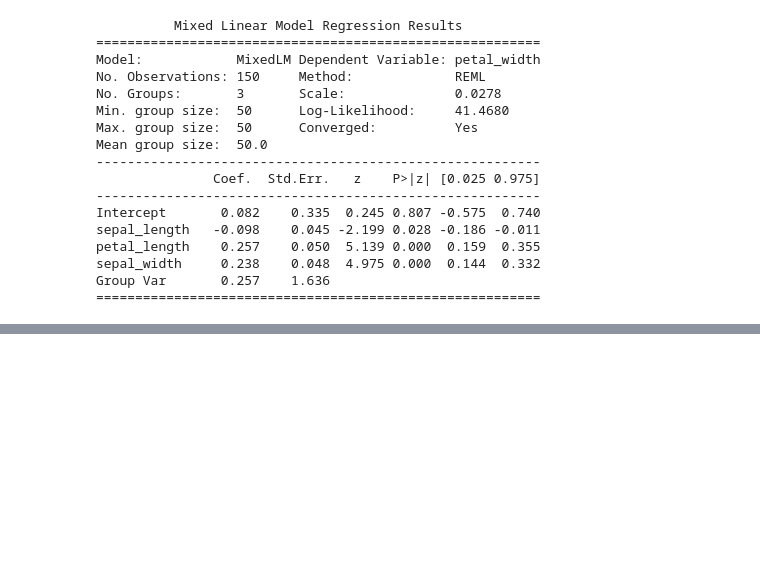
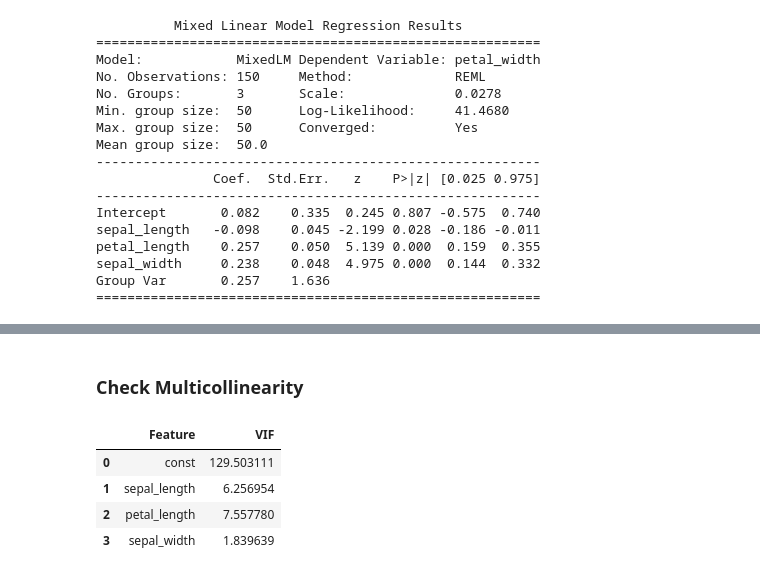
Before and after one commit to DegaregeN/LMM, a Jupyter notebook: LMM.ipynb, the cells around one changed output, grey strips where cells are left out. Cells and saved outputs as stored; diff of their text form; code cells hidden in the pictures; blank space fills up the shorter version.

```diff
--- a/LMM.ipynb
+++ b/LMM.ipynb
@@ -89,0 +99,25 @@ Length: 150, dtype: float64
+# %% [markdown]
+### Check Multicollinearity
+# %%
+from statsmodels.stats.outliers_influence import variance_inflation_factor
+from statsmodels.tools.tools import add_constant
+
+# Extract predictors (excluding the intercept)
+X = iris[["sepal_length", "petal_length", "sepal_width"]]
+
+# Add constant for VIF calculation
+X = add_constant(X)
+
+# Calculate VIF for each feature
+vif_data = pd.DataFrame()
+vif_data["Feature"] = X.columns
+vif_data["VIF"] = [variance_inflation_factor(X.values, i) for i in range(X.shape[1])]
+
+# Display VIF results
+vif_data
+# %% [output]
+|  | Feature | VIF |
+| 0 | const | 129.503111 |
+| 1 | sepal_length | 6.256954 |
+| 2 | petal_length | 7.557780 |
+| 3 | sepal_width | 1.839639 |
```
Also changed, not shown: parts of 8 cells of this notebook.
